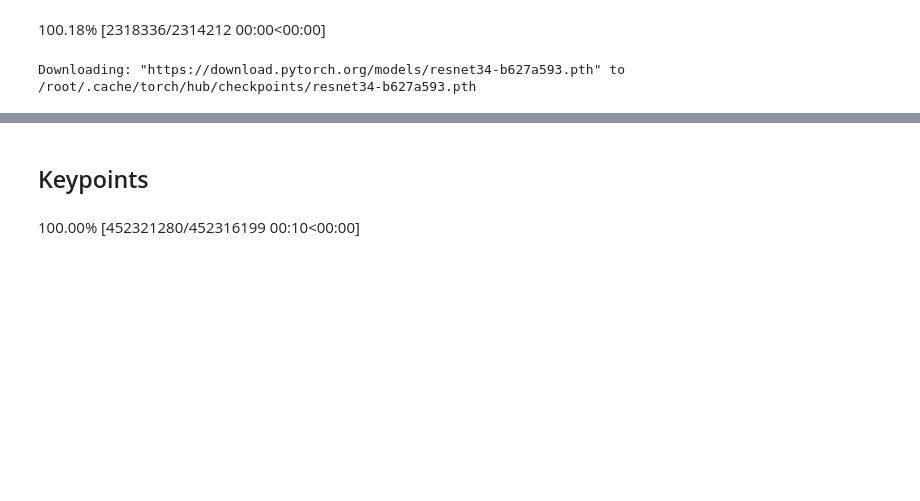
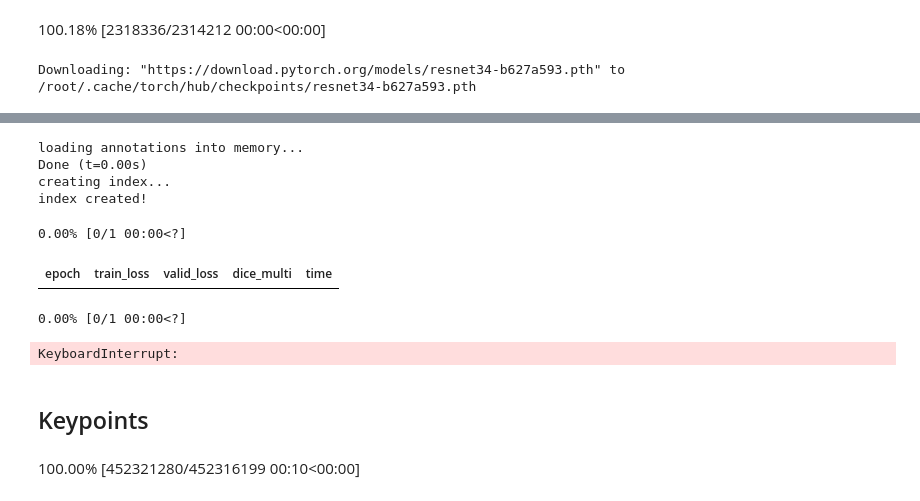
Before and after one commit to NguyenDuyCuong/Learning, a Jupyter notebook: machine-learning/playground/use-fastai.ipynb, the cells around one changed output, grey strips where cells are left out. Drawn from its saved outputs; the diff is of its cells as text; code cells hidden in the pictures; blank space fills up the shorter version.

```diff
--- a/machine-learning/playground/use-fastai.ipynb
+++ b/machine-learning/playground/use-fastai.ipynb
@@ -53,0 +128,36 @@ learn.show_results(max_n=6, figsize=(7,8))
+# %%
+from pycocotools.coco import COCO
+
+path = Path("/root/dataset/bia4")
+coco = COCO(path/'All-Coco-1.json')
+
+# Get image paths
+image_paths = []
+for img in coco.dataset['images']:
+    img_path = path / img['file_name']
+    if img_path.exists():
+        image_paths.append(img_path)
+
+
+dls = DataBlock(
+        blocks=(ImageBlock, MaskBlock),
+        get_items=lambda x: [p for p in image_paths if get_mask(p) is not None],
+        get_y=get_mask,
+        splitter=RandomSplitter(0.2),
+        item_tfms=Resize(512),
+        batch_tfms=aug_transforms(size=512)
+    ).dataloaders(path, bs=8)
+# %% [output]
+loading annotations into memory...
+Done (t=0.00s)
+creating index...
+index created!
+# %%
+# Create and train model
+learn = unet_learner(dls, resnet50, metrics=DiceMulti(), n_out=len(coco.dataset['categories']))
+learn.fine_tune(2, base_lr=1e-4)
+# %% [output]
+0.00% [0/1 00:00<?]
+| epoch | train_loss | valid_loss | dice_multi | time |
+0.00% [0/1 00:00<?]
+KeyboardInterrupt:
```
Also changed, not shown: parts of 10 cells of this notebook.
